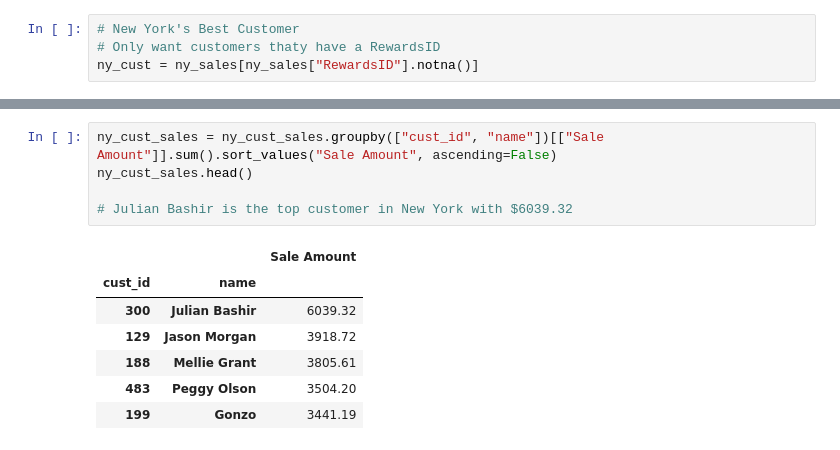
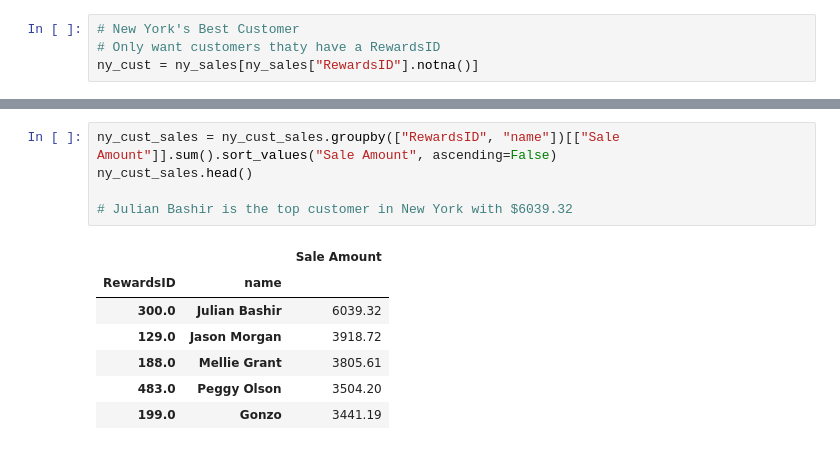
Before and after one commit to ktran-dot1/Capstone_2, a Jupyter notebook: Tran__sales_analysis.ipynb, the cells around one changed output, grey strips where cells are left out. Drawn from its saved outputs; the diff is of its cells as text.

```diff
--- a/Tran__sales_analysis.ipynb
+++ b/Tran__sales_analysis.ipynb
@@ -404,15 +404,15 @@ ny_cust_sales.head()
 | 3 | 2022-01-04 | 841 | 47.0 | 105626-S | 6.02 | 2022-01 | 47 | 2024-04-01 | 15:05:45 | ... |
 | 4 | 2022-01-05 | 841 | 325.0 | 105546-T | 212.32 | 2022-01 | 325 | 2024-01-31 | 22:40:00 | ... |
 # %%
-ny_cust_sales = ny_cust_sales.groupby(["cust_id", "name"])[["Sale Amount"]].sum().sort_values("Sale Amount", ascending=False)
+ny_cust_sales = ny_cust_sales.groupby(["RewardsID", "name"])[["Sale Amount"]].sum().sort_values("Sale Amount", ascending=False)
 ny_cust_sales.head()
 
 # Julian Bashir is the top customer in New York with $6039.32
 # %% [output]
 |  |  | Sale Amount |
-| cust_id | name |  |
-| 300 | Julian Bashir | 6039.32 |
-| 129 | Jason Morgan | 3918.72 |
-| 188 | Mellie Grant | 3805.61 |
-| 483 | Peggy Olson | 3504.20 |
-| 199 | Gonzo | 3441.19 |
+| RewardsID | name |  |
+| 300.0 | Julian Bashir | 6039.32 |
+| 129.0 | Jason Morgan | 3918.72 |
+| 188.0 | Mellie Grant | 3805.61 |
+| 483.0 | Peggy Olson | 3504.20 |
+| 199.0 | Gonzo | 3441.19 |
```
